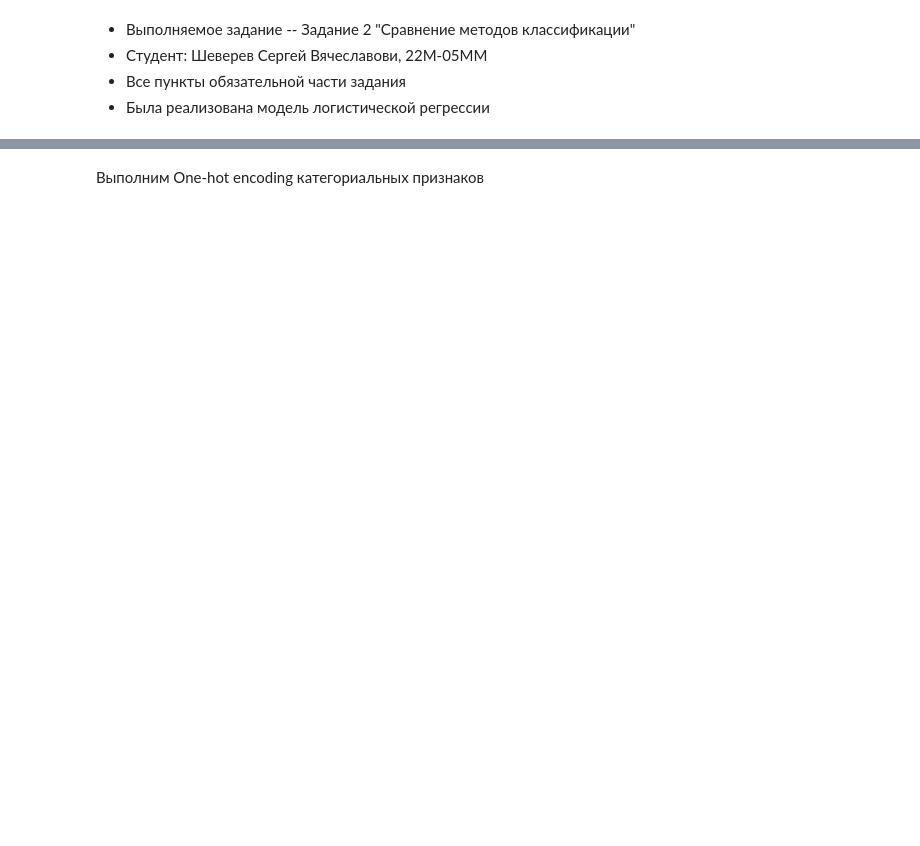
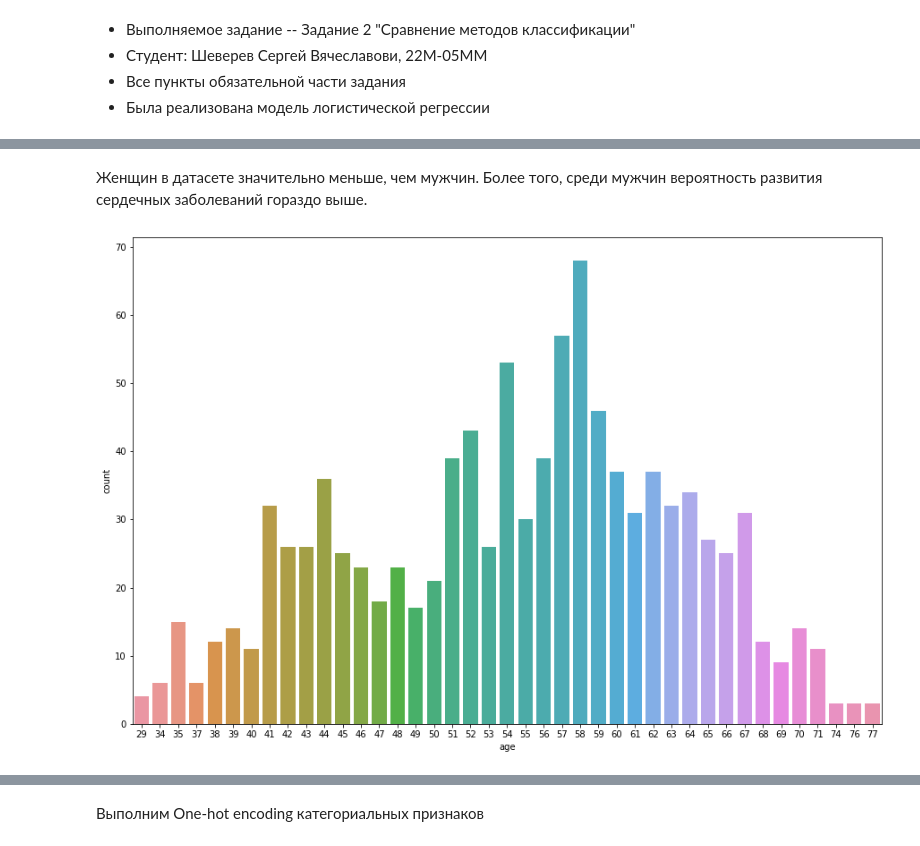
Before and after one commit to rousewayse/ML_course_HW, a Jupyter notebook: task2/task2.ipynb, the cells around one changed output, grey strips where cells are left out. Saved outputs shown, nothing was run; the diff lists cells and outputs as text; code cells hidden in the pictures; blank space fills up the shorter version.

```diff
--- a/task2/task2.ipynb
+++ b/task2/task2.ipynb
@@ -51,0 +93,10 @@ dtype: int64
+# %% [markdown]
+Женщин в датасете значительно меньше, чем мужчин. Более того, среди мужчин вероятность развития сердечных заболеваний гораздо выше.
+# %%
+sns.countplot(data=df, x="age")
+
+fig = plt.gcf()
+fig.set_size_inches(15, 10)
+plt.show()
+# %% [output]
+[figure, added]
```
Also changed, not shown: parts of 49 cells of this notebook.
